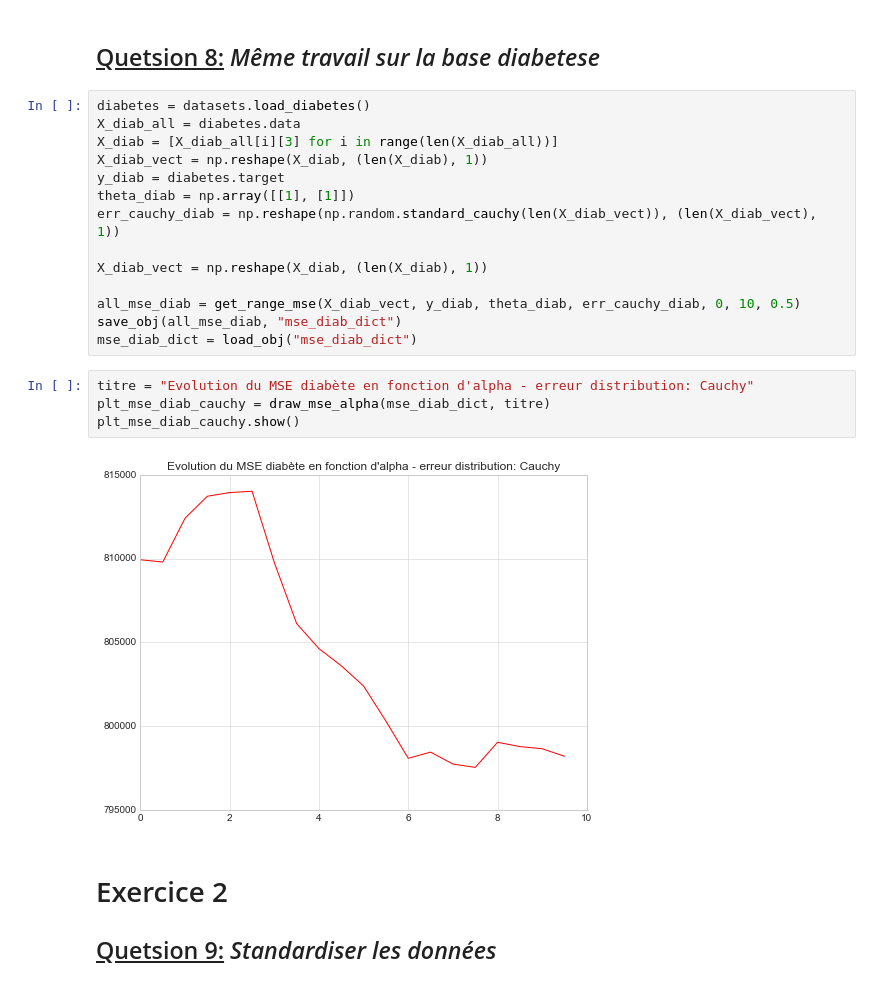
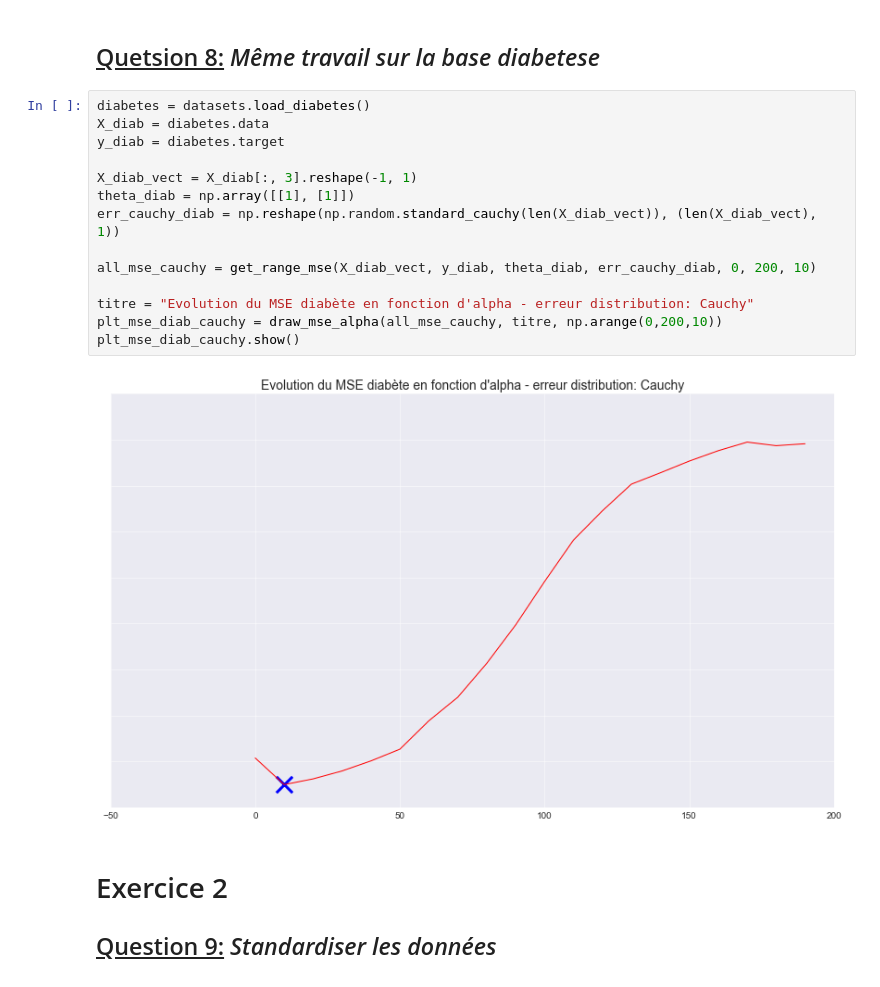
Before and after one commit to ClementTr/Statistics, a Jupyter notebook: TP3/TP_3.ipynb, the cells around one changed output. Cells and saved outputs as stored; diff of their text form.

```diff
--- a/TP3/TP_3.ipynb
+++ b/TP3/TP_3.ipynb
@@ -228,26 +222,22 @@ plt_mse_cauchy.show()
 ## <u>Quetsion 8:</u> <i>Même travail sur la base diabetese</i>
 # %%
 diabetes = datasets.load_diabetes()
-X_diab_all = diabetes.data
-X_diab = [X_diab_all[i][3] for i in range(len(X_diab_all))]
-X_diab_vect = np.reshape(X_diab, (len(X_diab), 1))
+X_diab = diabetes.data
 y_diab = diabetes.target
+
+X_diab_vect = X_diab[:, 3].reshape(-1, 1)
 theta_diab = np.array([[1], [1]])
 err_cauchy_diab = np.reshape(np.random.standard_cauchy(len(X_diab_vect)), (len(X_diab_vect), 1))
 
-X_diab_vect = np.reshape(X_diab, (len(X_diab), 1))
+all_mse_cauchy = get_range_mse(X_diab_vect, y_diab, theta_diab, err_cauchy_diab, 0, 200, 10)
 
-all_mse_diab = get_range_mse(X_diab_vect, y_diab, theta_diab, err_cauchy_diab, 0, 10, 0.5)
-save_obj(all_mse_diab, "mse_diab_dict")
-mse_diab_dict = load_obj("mse_diab_dict")
+titre = "Evolution du MSE diabète en fonction d'alpha - erreur distribution: Cauchy"
+plt_mse_diab_cauchy = draw_mse_alpha(all_mse_cauchy, titre, np.arange(0,200,10))
+plt_mse_diab_cauchy.show()
+# %% [output]
+[figure, added]
-# %%
-titre = "Evolution du MSE diabète en fonction d'alpha - erreur distribution: Cauchy"
-plt_mse_diab_cauchy = draw_mse_alpha(mse_diab_dict, titre)
-plt_mse_diab_cauchy.show()
-# %% [output]
-[figure, removed]
 # %% [markdown]
 # Exercice 2
-## <u>Quetsion 9:</u> <i>Standardiser les données</i>
+## <u>Question 9:</u> <i>Standardiser les données</i>
 # %%
 data = sd.get_rdataset('airquality').data
```
Also changed, not shown: parts of 34 cells of this notebook, 4 other files.
